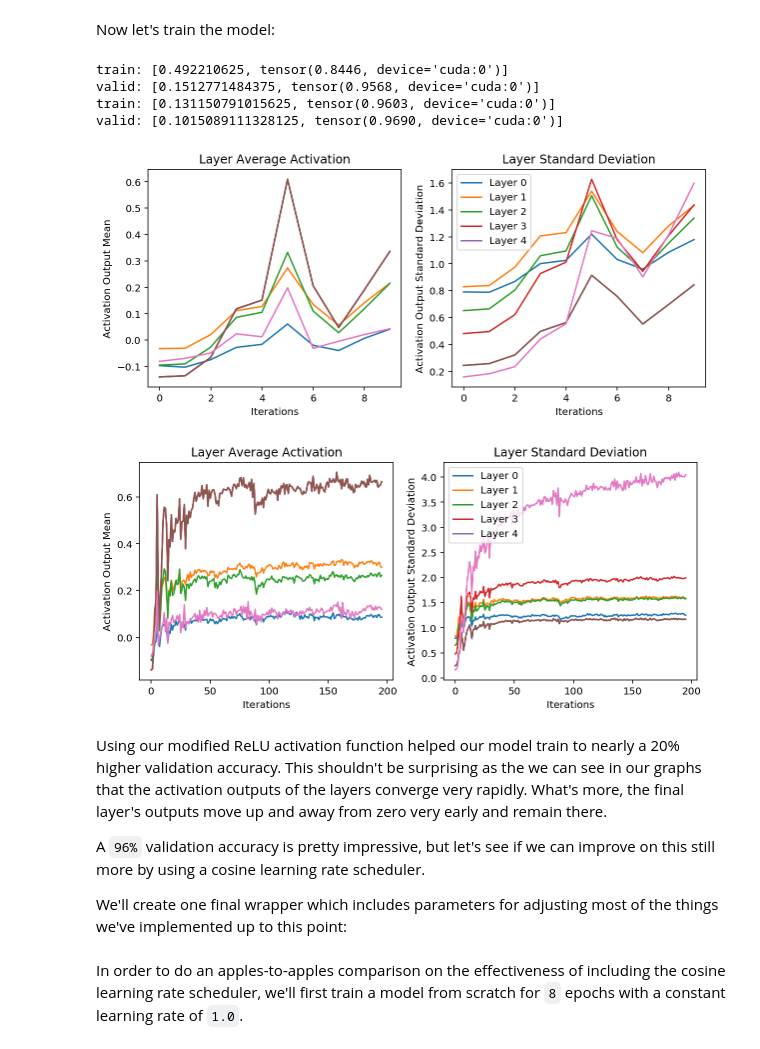
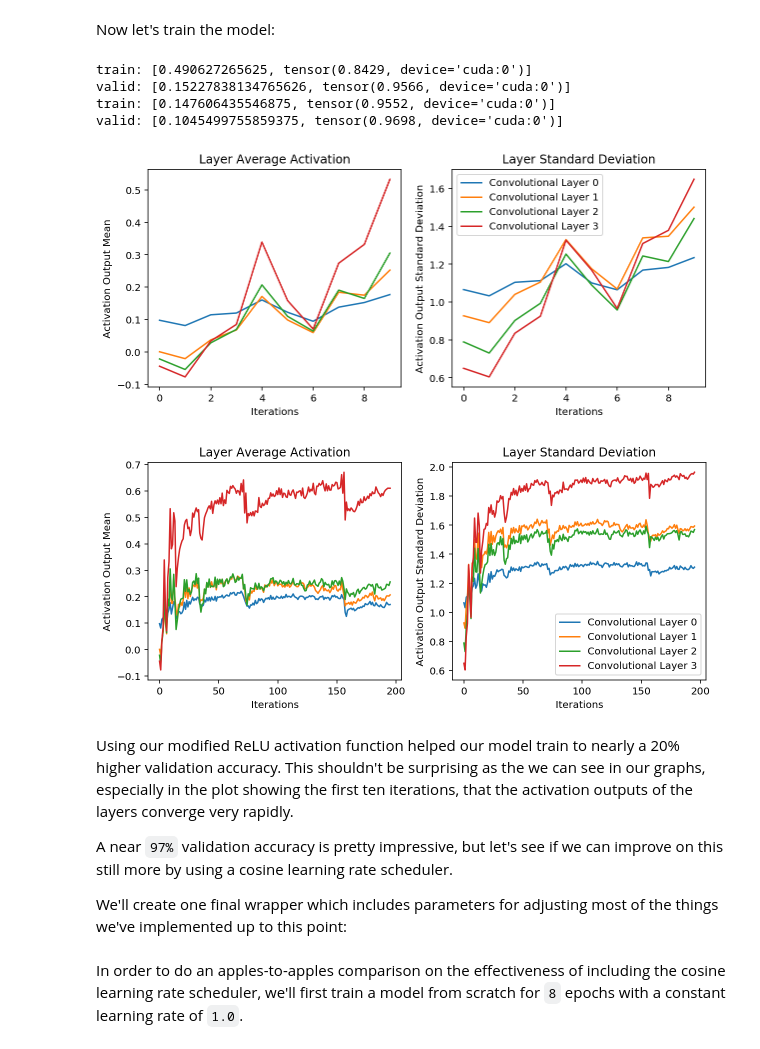
Before and after one commit to jamesdellinger/fastai_deep_learning_course_part2_v3, a Jupyter notebook: 06_cuda_cnn_hooks_init_my_reimplementation.ipynb, the cells around one changed output. Drawn from its saved outputs; the diff is of its cells as text; code cells hidden in the pictures.

```diff
--- a/06_cuda_cnn_hooks_init_my_reimplementation.ipynb
+++ b/06_cuda_cnn_hooks_init_my_reimplementation.ipynb
@@ -536,20 +538,20 @@ def get_labels(ax, metric, title):
 with ForwardHooks(model, append_stats) as hooks:
     run.fit(2, learn)
     fig, (ax0,ax1) = plt.subplots(1,2, figsize=(10,4))
-    for h in hooks:
+    for h in hooks[:4]:
         ms,ss = h.stats
         ax0.plot(ms[:10])
         ax1.plot(ss[:10])
         get_labels(ax0, 'Mean', 'Layer Average Activation')
         get_labels(ax1, 'Standard Deviation', 'Layer Standard Deviation')
-    plt.legend([f'Layer {i}' for i in range(5)])
+    plt.legend([f'Convolutional Layer {i}' for i in range(4)])
 
     fig, (ax0,ax1) = plt.subplots(1,2, figsize=(10,4))
-    for h in hooks:
+    for h in hooks[:4]:
         ms,ss = h.stats
         ax0.plot(ms)
         ax1.plot(ss)
         get_labels(ax0, 'Mean', 'Layer Average Activation')
         get_labels(ax1, 'Standard Deviation', 'Layer Standard Deviation')
-    plt.legend([f'Layer {i}' for i in range(5)]);
+    plt.legend([f'Convolutional Layer {i}' for i in range(4)]);
 # %% [output]
@@ -623,38 +625,38 @@ Now let's train the model:
 # %%
 model = get_cnn_model(data, n_outs, conv_layer, leak=0.1, sub=0.4, max_val=6.)
 init_cnn(model)
 learn, run = get_runner(model, data, lr=0.9, cbs=cbfs)
 
 with ForwardHooks(model, append_stats) as hooks:
     run.fit(2, learn)
     fig, (ax0,ax1) = plt.subplots(1,2, figsize=(10,4))
-    for h in hooks:
+    for h in hooks[:4]:
         ms,ss = h.stats
         ax0.plot(ms[:10])
         ax1.plot(ss[:10])
         get_labels(ax0, 'Mean', 'Layer Average Activation')
         get_labels(ax1, 'Standard Deviation', 'Layer Standard Deviation')
-    plt.legend([f'Layer {i}' for i in range(5)])
+    plt.legend([f'Convolutional Layer {i}' for i in range(4)])
 
     fig, (ax0,ax1) = plt.subplots(1,2, figsize=(10,4))
-    for h in hooks:
+    for h in hooks[:4]:
         ms,ss = h.stats
         ax0.plot(ms)
         ax1.plot(ss)
         get_labels(ax0, 'Mean', 'Layer Average Activation')
         get_labels(ax1, 'Standard Deviation', 'Layer Standard Deviation')
-    plt.legend([f'Layer {i}' for i in range(5)]);
+    plt.legend([f'Convolutional Layer {i}' for i in range(4)]);
 # %% [output]
-train: [0.492210625, tensor(0.8446, device='cuda:0')]
-valid: [0.1512771484375, tensor(0.9568, device='cuda:0')]
-train: [0.131150791015625, tensor(0.9603, device='cuda:0')]
-valid: [0.1015089111328125, tensor(0.9690, device='cuda:0')]
+train: [0.490627265625, tensor(0.8429, device='cuda:0')]
+valid: [0.15227838134765626, tensor(0.9566, device='cuda:0')]
+train: [0.147606435546875, tensor(0.9552, device='cuda:0')]
+valid: [0.1045499755859375, tensor(0.9698, device='cuda:0')]
-[figure, old version]
+[figure, new version]
-[figure, old version]
+[figure, new version]
 # %% [markdown]
-Using our modified ReLU activation function helped our model train to nearly a 20% higher validation accuracy. This shouldn't be surprising as the we can see in our graphs that the activation outputs of the layers converge very rapidly. What's more, the final layer's outputs move up and away from zero very early and remain there.
+Using our modified ReLU activation function helped our model train to nearly a 20% higher validation accuracy. This shouldn't be surprising as the we can see in our graphs, especially in the plot showing the first ten iterations, that the activation outputs of the layers converge very rapidly.
 
-A `96%` validation accuracy is pretty impressive, but let's see if we can improve on this still more by using a cosine learning rate scheduler.
+A near `97%` validation accuracy is pretty impressive, but let's see if we can improve on this still more by using a cosine learning rate scheduler.
 
 We'll create one final wrapper which includes parameters for adjusting most of the things we've implemented up to this point:
 # %%
```
Also changed, not shown: parts of 29 cells of this notebook.
